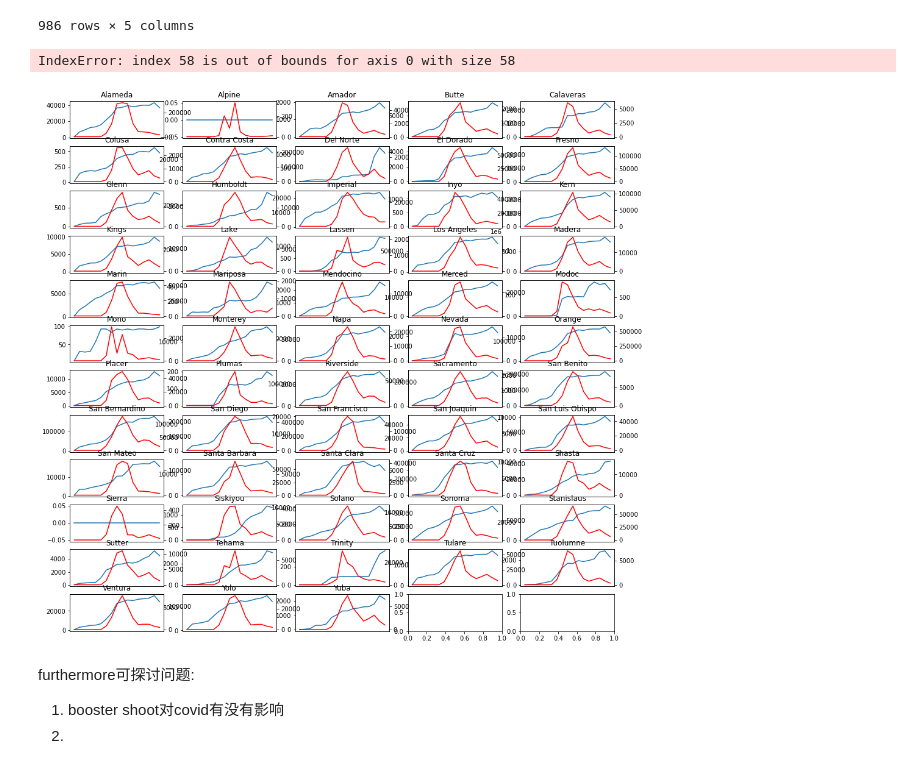
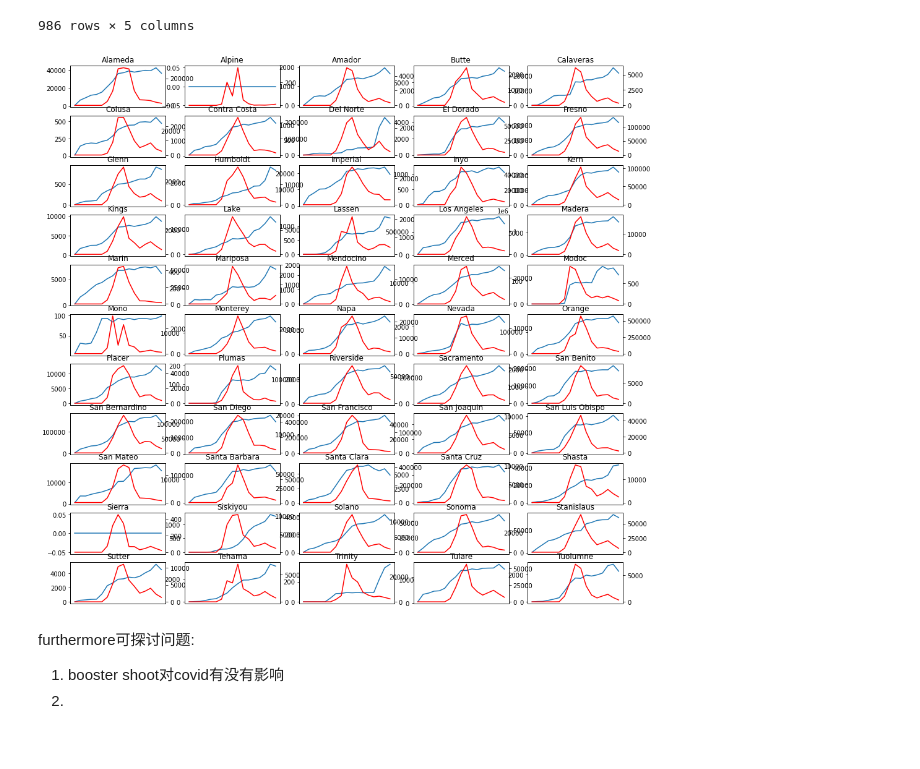
Before and after one commit to joeyzheng97/repo3, a Jupyter notebook: notebooks/pj.ipynb, the cells around one changed output. Drawn from its saved outputs; the diff is of its cells as text; code cells hidden in the pictures.

```diff
--- a/notebooks/pj.ipynb
+++ b/notebooks/pj.ipynb
@@ -322,39 +491,26 @@ fully_vac
 | 984 | Yuba | 310058 | 2377 | 1791 | 2021-10-31 00:00:00.000000 |
 | 985 | Yuba | 264233 | 2131 | 995 | 2021-11-30 00:00:00.000000 |
 986 rows × 5 columns
+# %%
+county = fully_vac['county'].unique()
 # %%
-# gg = ggplot(fully_vac)
-# gg += p9.facet_wrap('county')
-# gg += geom_point(p9.aes(x='Date', y='fully_vaccinated'),size = 0.1)
-# gg += geom_point(p9.aes(x='Date', y='Confirmed'),size = 0.1)
-# gg
+fig, ax= plt.subplots(11,5, figsize=(16,16))
 
-
-fig, ax= plt.subplots(12,5, figsize=(16,16))
-
-
-# for i in range(1, 7):
-#     plt.subplot(2, 3, i)
-#     plt.title('Histogram of {}'.format(str(i)))
-#     plt.hist(x[:,i-1], bins=60)
-# ax[0].plot(fully_vac[fully_vac['county']=='Alameda']['Date'],
-#              fully_vac[fully_vac['county']=='Alameda']['Confirmed'])
-for i in range(12):
+for i in range(11):
     for j in range(5):
         ax[i,j].plot(fully_vac[fully_vac['county']==county[i*5+j]]['Date'],
                      fully_vac[fully_vac['county']==county[i*5+j]]['Deaths'])
 #         ax[i,j].secondary_yaxis(fully_vac[fully_vac['county']==county[i*5+j]]['fully_vaccinated'])
 
         ax[i,j].axes.xaxis.set_visible(False)
         ax[i,j].set_title(county[i*5+j])
 
         axx = ax[i,j].twinx()
         axx.plot(fully_vac[fully_vac['county']==county[i*5+j]]['Date'],
                         fully_vac[fully_vac['county']==county[i*5+j]]['fully_vaccinated'],
                 color='red')
 #         lns2 = axx.axes.xaxis.set_visible(False)
 #         fig.tight_layout()
 #         plt.show()
 # %% [output]
-IndexError: index 58 is out of bounds for axis 0 with size 58
-[figure, old version]
+[figure, new version]
```
Also changed, not shown: parts of 72 cells of this notebook, 2 other files.
